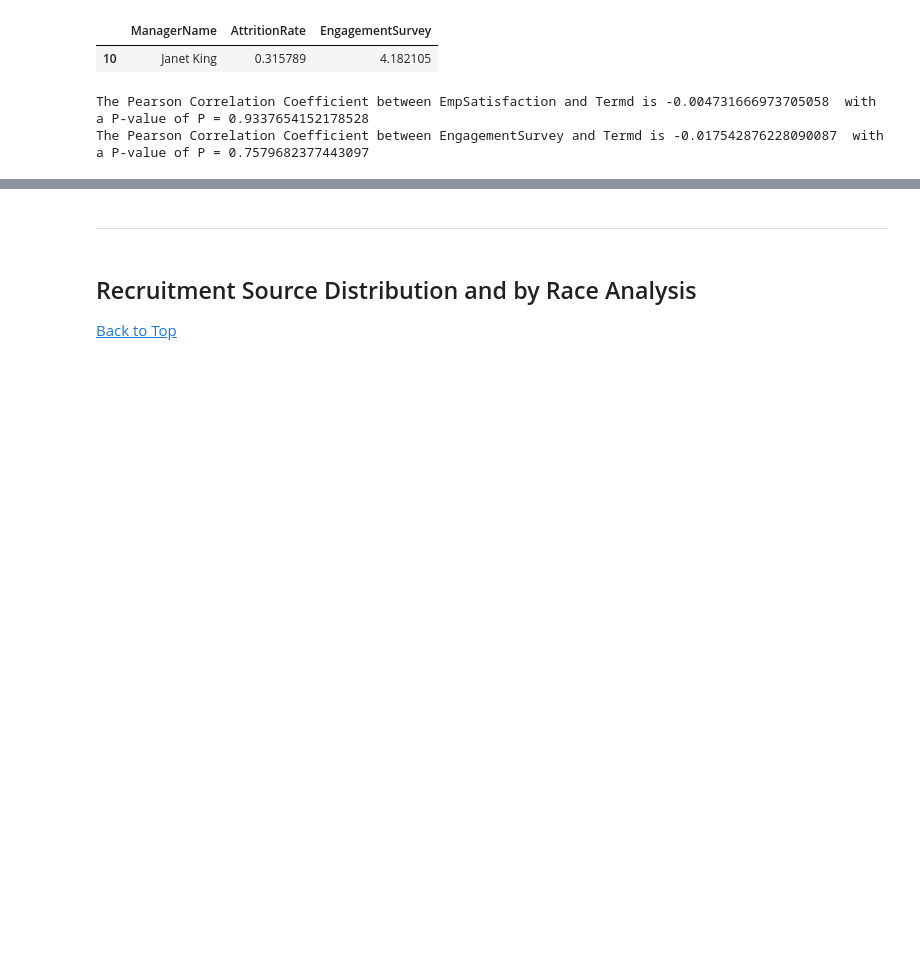
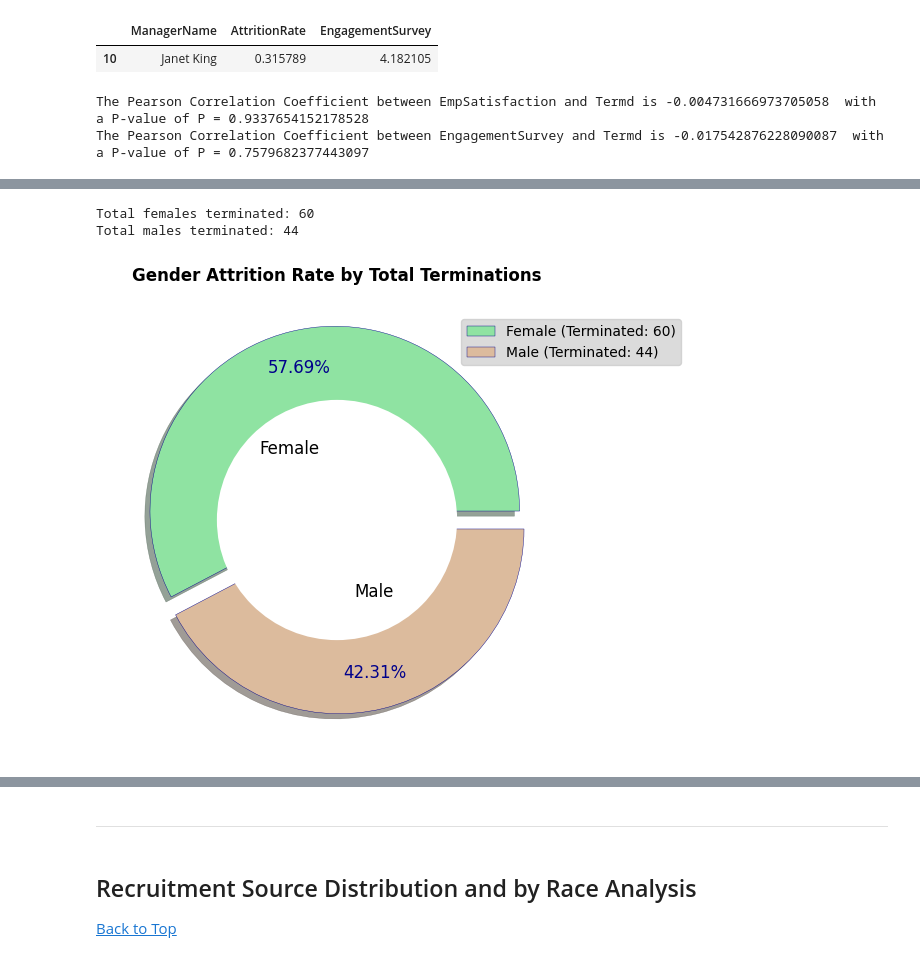
Before and after one commit to DanPkg/HR-Analytics-Insights-Project, a Jupyter notebook: human-resources-dataset-analysis-and-insights.ipynb, the cells around one changed output, grey strips where cells are left out. Drawn from its saved outputs; the diff is of its cells as text; code cells hidden in the pictures; blank space fills up the shorter version.

```diff
--- a/human-resources-dataset-analysis-and-insights.ipynb
+++ b/human-resources-dataset-analysis-and-insights.ipynb
@@ -2726,0 +2748,77 @@ The Pearson Correlation Coefficient between EngagementSurvey and Termd is -0.017
+# %%
+terminated_female_count = ((df['Sex'] == 'F') & (df['Termd'] == 1)).sum()
+print(f'Total females terminated: {terminated_female_count}')
+
+terminated_male_count = ((df['Sex'] == 'M') & (df['Termd'] == 1)).sum()
+print(f'Total males terminated: {terminated_male_count}')
+# %% [output]
+Total females terminated: 60
+Total males terminated: 44
+# %%
+# Generate a pastel color palette.
+pastel_colors = generate_pastel_palette(6)
+
+# Set custom colors for 'Female' and 'Male' categories.
+female_color = pastel_colors[2]
+male_color = pastel_colors[5]
+
+# Count of terminated male and female employees.
+terminated_female_count = ((df['Sex'] == 'F') & (df['Termd'] == 1)).sum()
+terminated_male_count = ((df['Sex'] == 'M') & (df['Termd'] == 1)).sum()
+
+# Total terminations.
+total_terminations = df['Termd'].sum()
+
+# Calculate the termination rate for male and female employees.
+termination_rate_female = terminated_female_count / total_terminations * 100
+termination_rate_male = terminated_male_count / total_terminations * 100
+
+# Gender data.
+gender_counts = df['Sex'].value_counts()
+sizes = gender_counts.values
+
+# Get counts of females and males
+female_count = sizes[0] if 'Female' in labels else 0
+male_count = sizes[1] if 'Male' in labels else 0
+
+# Define labels for the pie chart
+labels = ['Female', 'Male']
+explode = (0.05, 0.05)
+
+# Create legend labels with additional text.
+legend_labels = [f'{label} (Terminated: {count})' for label, count in zip(labels, [terminated_female_count, terminated_male_count])]
+
+# Pie Chart.
+fig, ax = plt.subplots(figsize=(6,6))
+wedges, texts, autotexts = plt.pie([termination_rate_female, termination_rate_male], labels=labels,
+                                   colors=[female_color, male_color],
+                                   autopct='%1.2f%%',
+                                   pctdistance=0.80,
+                                   explode=explode,
+                                   labeldistance=0.35,
+                                   wedgeprops={'linewidth': 0.3, 'edgecolor': pie_wedge_color},
+                                   textprops={'color': annotation_color, 'weight': 'normal', 'fontsize': '12'},
+                                   shadow=True)
+
+# Draw inner circle for donut effect.
+centre_circle = plt.Circle((0, 0), 0.65, fc='white')
+fig = plt.gcf()
+
+# Adding circle in pie chart.
+fig.gca().add_artist(centre_circle)
+
+# Adding title of the chart.
+plt.title('Gender Attrition Rate by Total Terminations', fontweight='bold')
+
+# Add Legends.
+plt.legend(legend_labels, loc="upper right", bbox_to_anchor=(1.26, 0.95))
+
+# Set font color of text labels.
+for text in texts:
+    text.set_color('black')
+    text.set_fontsize('12')
+
+# Display the chart.
+plt.show()
+# %% [output]
+[figure, added]
```
Also changed, not shown: parts of 13 cells of this notebook.
